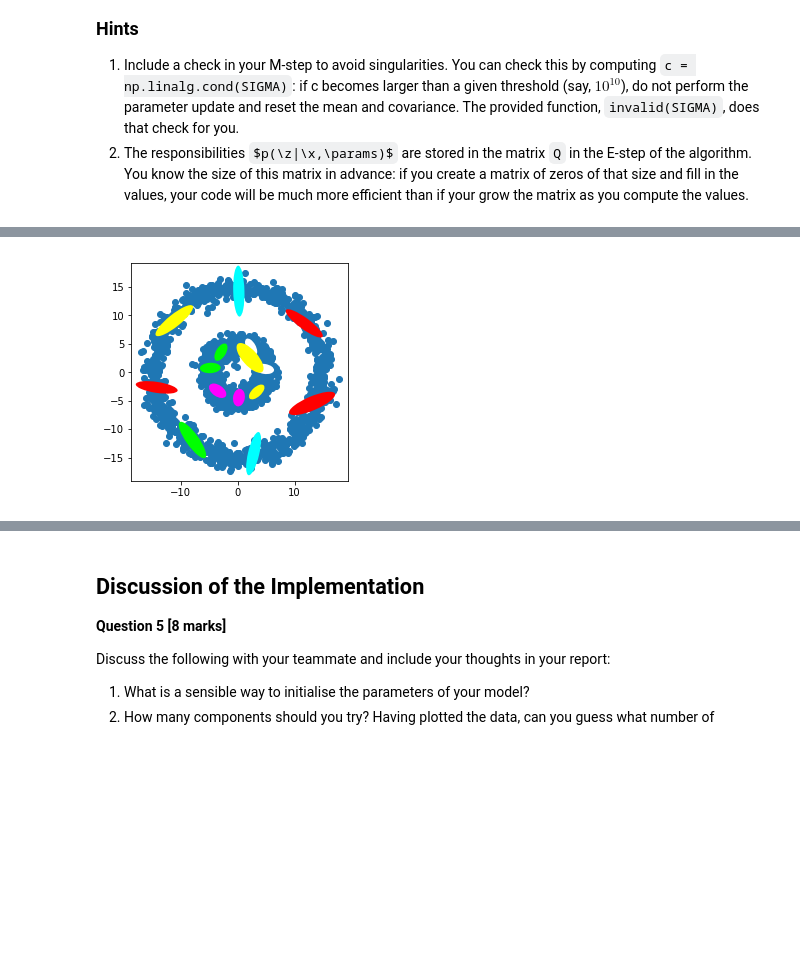
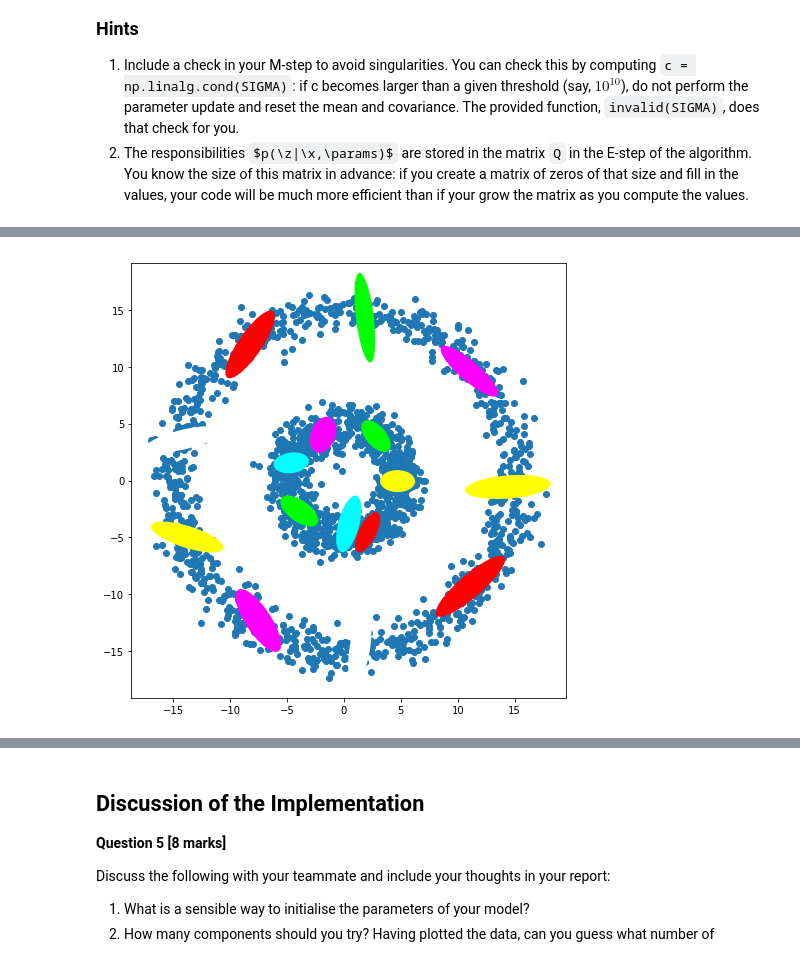
Before and after one commit to pLOPeGG/Advanced-Machine-Learning, a Jupyter notebook: LAB_2/Lab+2+-+Expectation+maximisation+2018+-+Handout.ipynb, the cells around one changed output, grey strips where cells are left out. Drawn from its saved outputs; the diff is of its cells as text; code cells hidden in the pictures; some formulas as TeX source; blank space fills up the shorter version.

```diff
--- a/LAB_2/Lab+2+-+Expectation+maximisation+2018+-+Handout.ipynb
+++ b/LAB_2/Lab+2+-+Expectation+maximisation+2018+-+Handout.ipynb
@@ -207,8 +207,6 @@ colours = [
     [1,1,1],
 ]
 
-del MoG
-
 class MoG:
     def __init__(self,data,nMix=2):
         self.pi = np.ones(nMix) / nMix
@@ -218,9 +216,9 @@ class MoG:
         mu = np.mean(data)
         self.lik = []
         for i in range(nMix):
-            self.lik.append(Gauss(mu + 5*np.random.randn(nDim),10*np.eye(nDim)))
+            self.lik.append(Gauss(mu + 10*np.random.randn(nDim),10*np.eye(nDim)))
 
-    def em(self,maxIter=100,minInc=1e0):
+    def em(self,maxIter=100,minInc=1e-1):
         llhist = np.zeros(maxIter)
         for iteration in range(maxIter):
             resp, ll = self.expectation()
@@ -251,7 +249,6 @@ class MoG:
         evidence = np.zeros(self.data.shape[0])
         for g, p in zip(self.lik, self.pi):
             evidence += g.prob(self.data)*p
-
 
         resp = np.array([g.prob(self.data)*p/evidence for g,p in zip(self.lik, self.pi)]).T
 
@@ -384,7 +381,7 @@ Iteration 19 : 0.925502762913311
 WARNING: log-likelihood staying the same
 # %%
 print('Computing B')
-mog_B = MoG(B, 15)
+mog_B = MoG(B, 16)
 llhist_B = mog_B.em()
 # %% [output]
-[figure, old version]
+[figure, new version]
```
Also changed, not shown: parts of 7 cells of this notebook.
